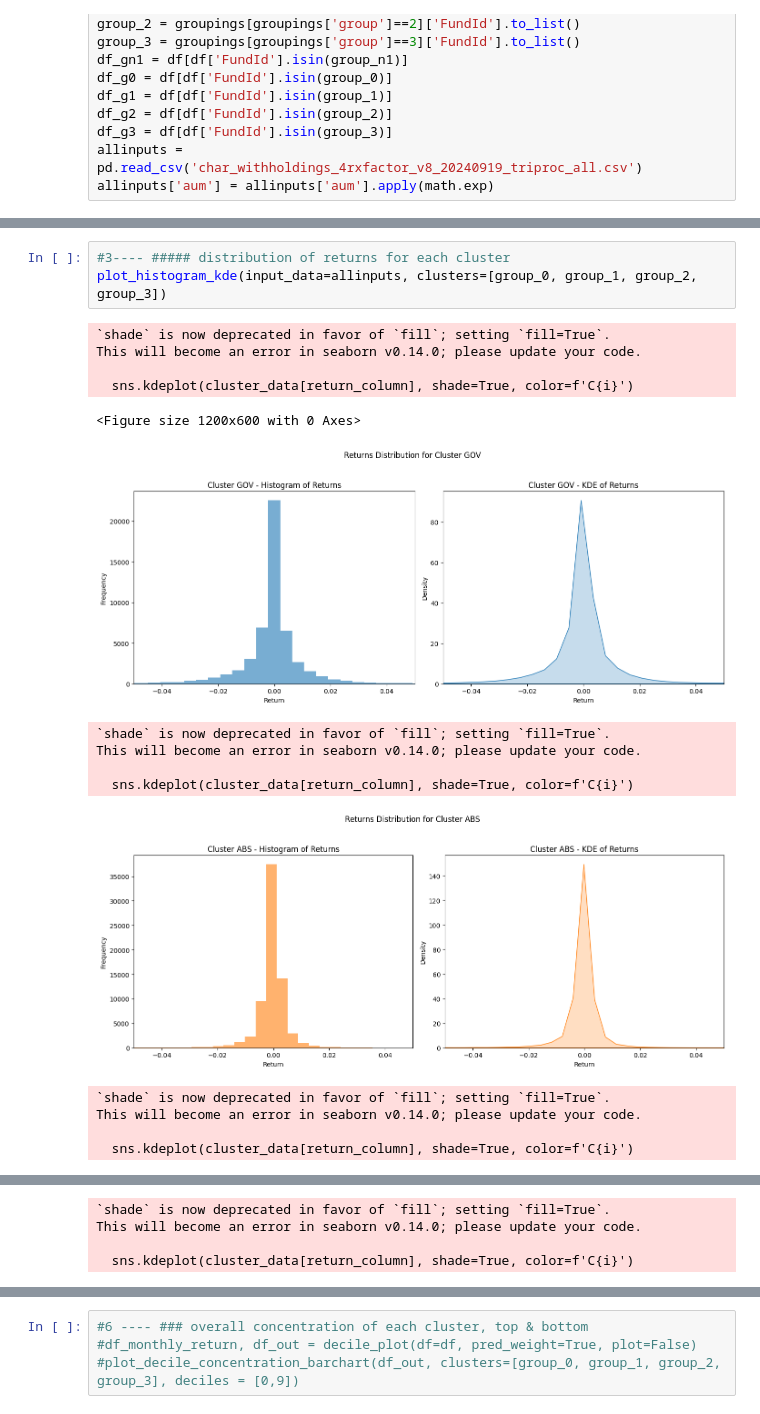
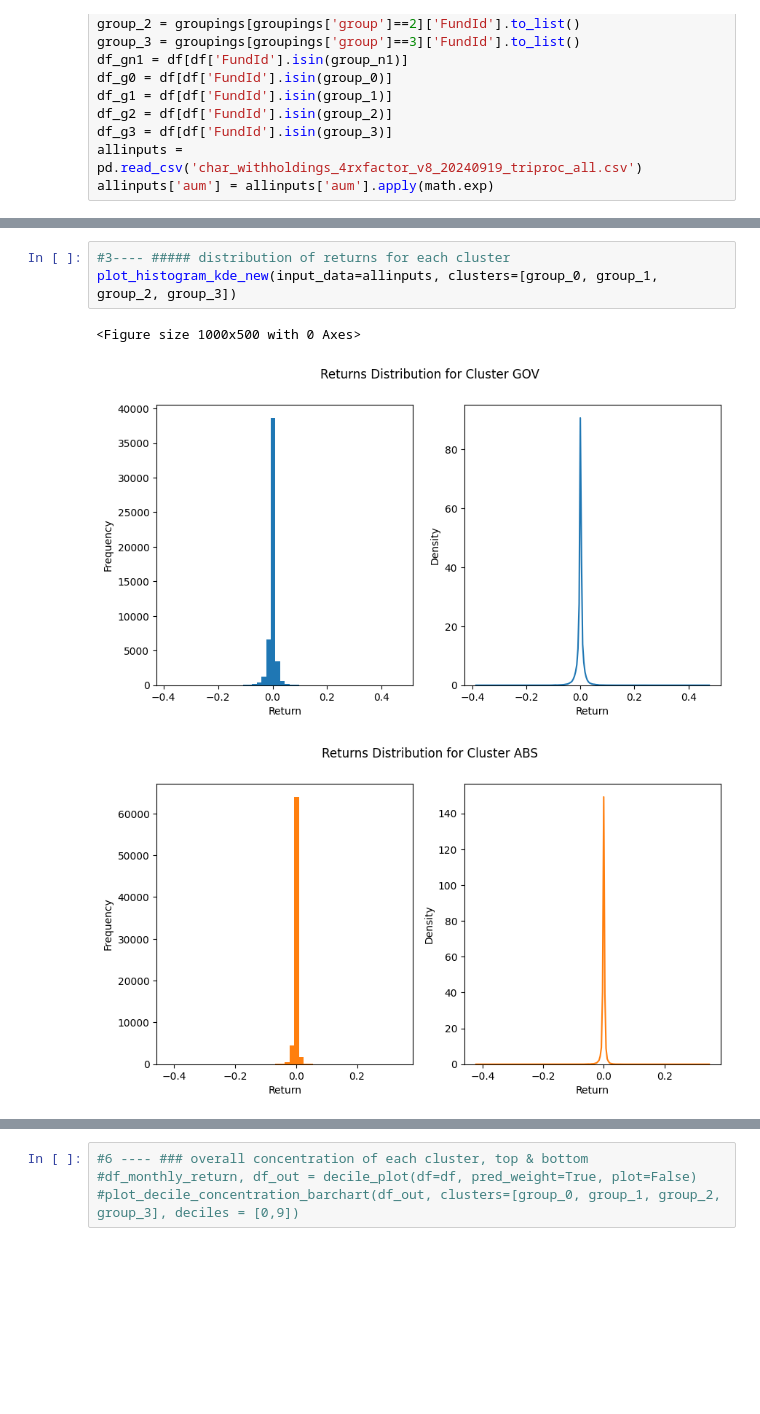
Before and after one commit to AlvisYan2025/sensitivityanalysisfunctions, a Jupyter notebook: subsample_plots.ipynb, the cells around one changed output, grey strips where cells are left out. Cells and saved outputs as stored; diff of their text form; blank space fills up the shorter version.

Commit message:
simplify graph

```diff
--- a/subsample_plots.ipynb
+++ b/subsample_plots.ipynb
@@ -438,20 +496,8 @@ The timestep column is in chronological order.
 ... (4 outputs left out)
 # %%
 #3---- ##### distribution of returns for each cluster
-plot_histogram_kde(input_data=allinputs, clusters=[group_0, group_1, group_2, group_3])
+plot_histogram_kde_new(input_data=allinputs, clusters=[group_0, group_1, group_2, group_3])
 # %% [output]
-`shade` is now deprecated in favor of `fill`; setting `fill=True`.
-This will become an error in seaborn v0.14.0; please update your code.
-
-  sns.kdeplot(cluster_data[return_column], shade=True, color=f'C{i}')
+<Figure size 1000x500 with 0 Axes>
-<Figure size 1200x600 with 0 Axes>
-[figure, old version]
+[figure, new version]
-`shade` is now deprecated in favor of `fill`; setting `fill=True`.
-This will become an error in seaborn v0.14.0; please update your code.
-
-  sns.kdeplot(cluster_data[return_column], shade=True, color=f'C{i}')
-[figure, old version]
+[figure, new version]
-`shade` is now deprecated in favor of `fill`; setting `fill=True`.
-This will become an error in seaborn v0.14.0; please update your code.
-
-  sns.kdeplot(cluster_data[return_column], shade=True, color=f'C{i}')
@@ -459,4 +504,0 @@ This will become an error in seaborn v0.14.0; please update your code.
-`shade` is now deprecated in favor of `fill`; setting `fill=True`.
-This will become an error in seaborn v0.14.0; please update your code.
-
-  sns.kdeplot(cluster_data[return_column], shade=True, color=f'C{i}')
```
Also changed, not shown: parts of 8 cells of this notebook.
